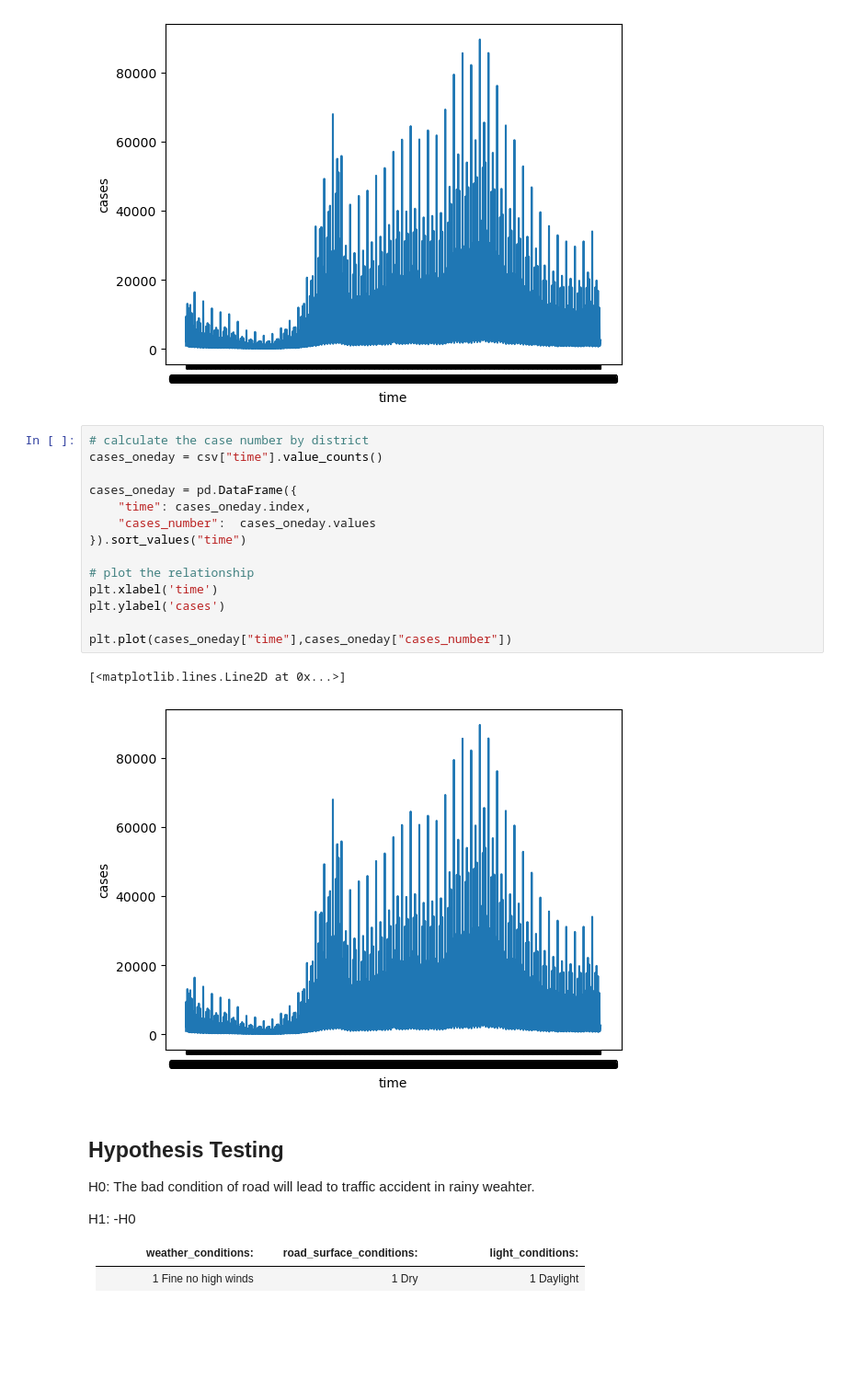
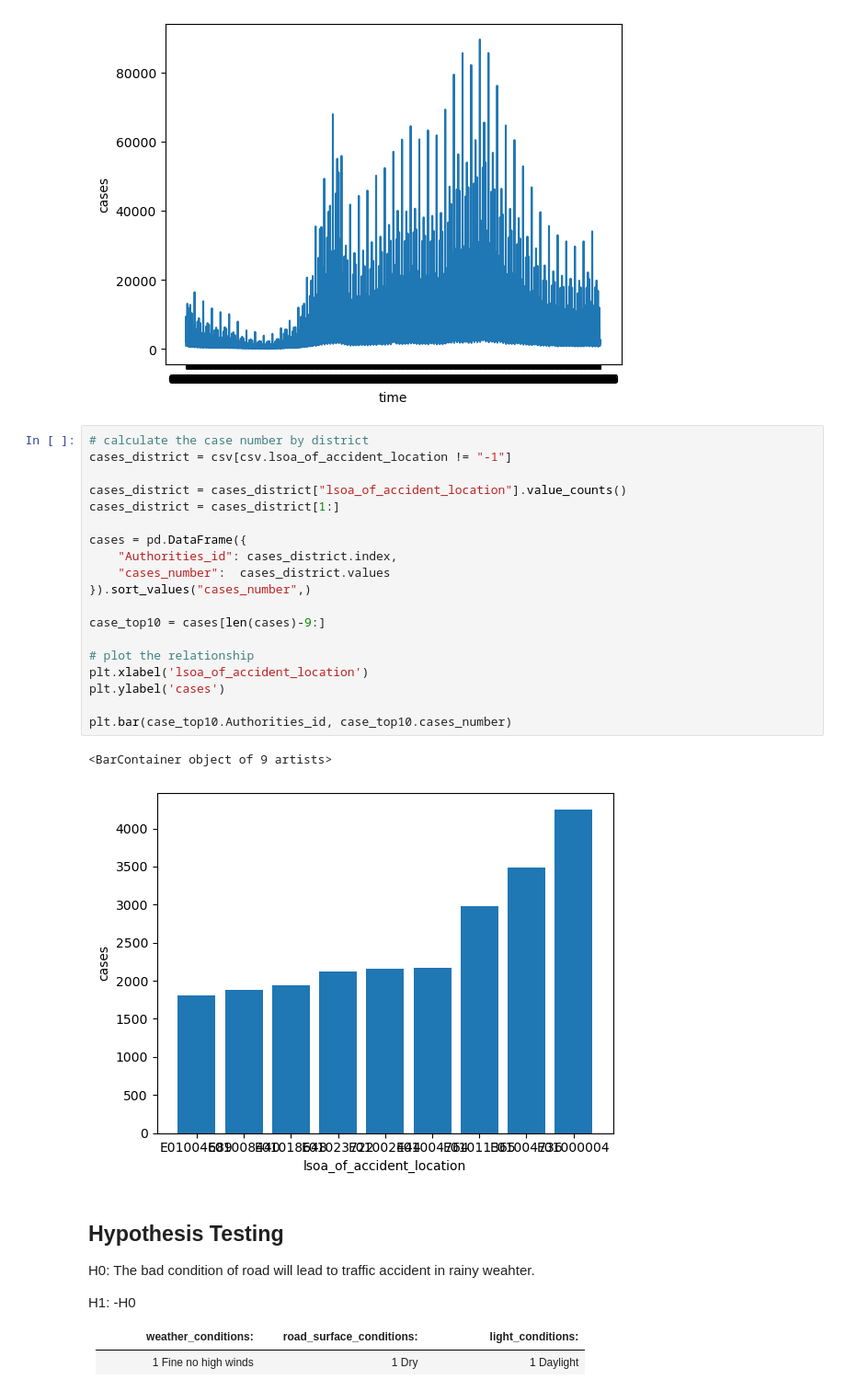
Before and after one commit to X-Fan-Jack/CASA05_quantitative_methods, a Jupyter notebook: qm_assignment1_alt.ipynb, the cells around one changed output. Shown at 92% size. Cells and saved outputs as stored; diff of their text form; blank space fills up the shorter version.

```diff
--- a/qm_assignment1_alt.ipynb
+++ b/qm_assignment1_alt.ipynb
@@ -167,21 +167,26 @@ plt.plot(cases_oneday["time"],cases_oneday["cases_number"])
 [figure]
 # %%
 # calculate the case number by district
-cases_oneday = csv["time"].value_counts()
+cases_district = csv[csv.lsoa_of_accident_location != "-1"]
 
-cases_oneday = pd.DataFrame({
-    "time": cases_oneday.index,
-    "cases_number":  cases_oneday.values
-}).sort_values("time")
+cases_district = cases_district["lsoa_of_accident_location"].value_counts()
+cases_district = cases_district[1:]
+
+cases = pd.DataFrame({
+    "Authorities_id": cases_district.index,
+    "cases_number":  cases_district.values
+}).sort_values("cases_number",)
+
+case_top10 = cases[len(cases)-9:]
 
 # plot the relationship
-plt.xlabel('time')
+plt.xlabel('lsoa_of_accident_location')
 plt.ylabel('cases')
 
-plt.plot(cases_oneday["time"],cases_oneday["cases_number"])
+plt.bar(case_top10.Authorities_id, case_top10.cases_number)
 # %% [output]
-[<matplotlib.lines.Line2D at 0x...>]
+<BarContainer object of 9 artists>
-[figure, old version]
+[figure, new version]
 # %% [markdown]
 ## Hypothesis Testing
 
```
